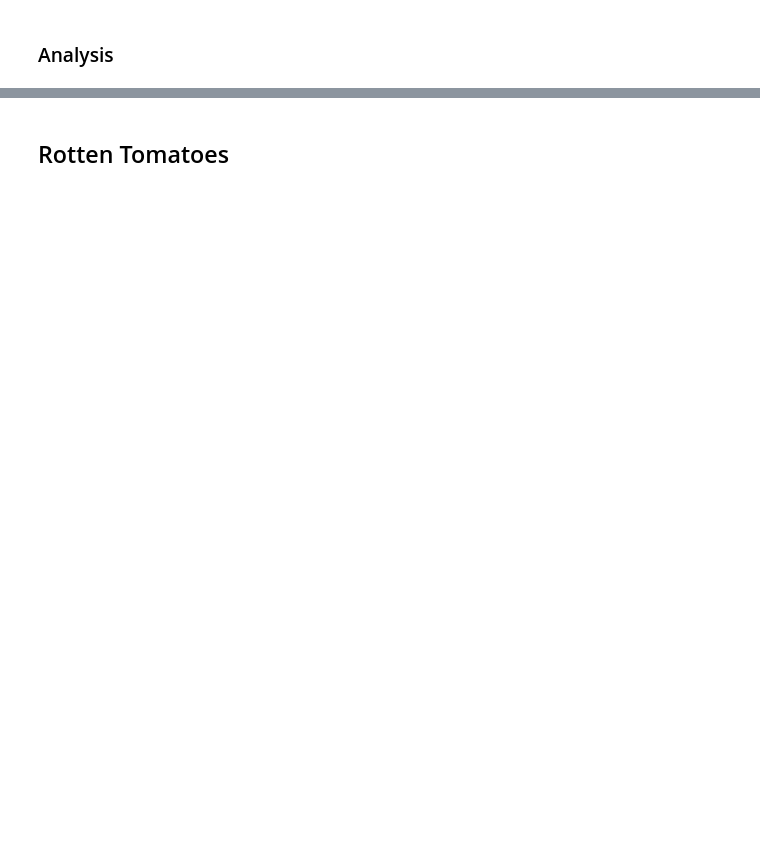
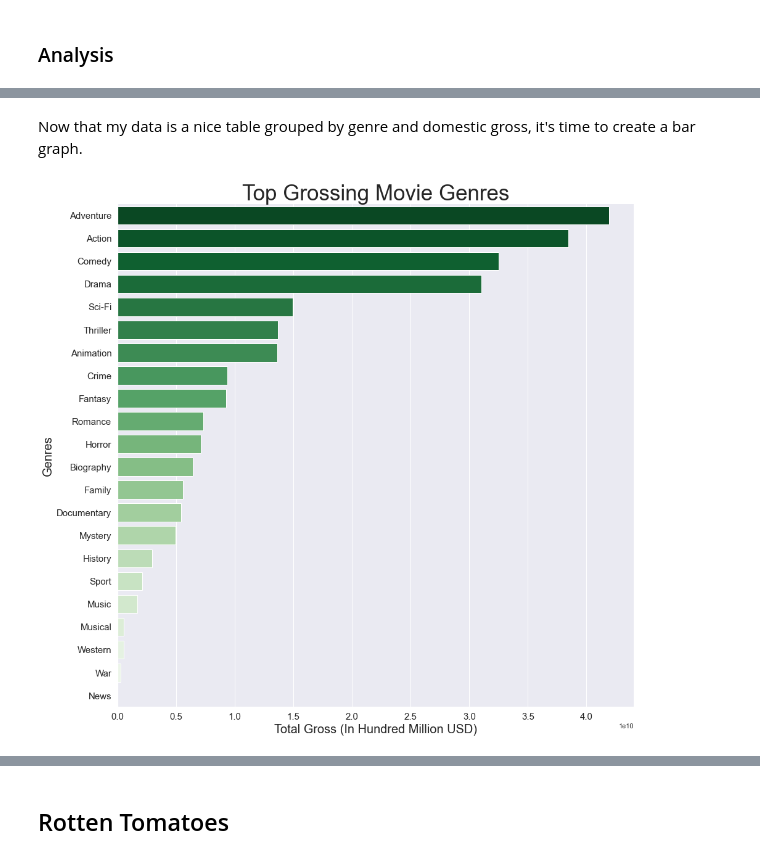
Before and after one commit to bnittalee/Movie_analysis, a Jupyter notebook: Movie_Analysis_Notebook.ipynb, the cells around one changed output, grey strips where cells are left out. Drawn from its saved outputs; the diff is of its cells as text; code cells hidden in the pictures; blank space fills up the shorter version.

```diff
--- a/Movie_Analysis_Notebook.ipynb
+++ b/Movie_Analysis_Notebook.ipynb
@@ -117,4 +122,0 @@ len(Same_movie_titles)
-# %%
-for i in range(0,3370):
-    if movie_basics['year_x'][i] != movie_basics['start_year'][i]:
-        movie_basics.drop(i, inplace = True)
@@ -131,20 +143,3 @@ imbd_genres_df = imbd_df.explode('genres')
 import seaborn as sns
 import matplotlib.pyplot as plt
 import numpy as np
-# %%
-#top grossing studios
-sns.set_style('darkgrid')
-sns.set_palette('Set2')
-
-sns.barplot(data=movie_basics_df, x="domestic gross", y="studio", ci=None)
-sns.set(rc = {'figure.figsize':(20,40)})
-
-plt.title('Top Grossing Studios', fontsize=35, fontname='Arial')
-plt.xlabel('Total Gross (Hundred Million USD)', fontsize=20, fontname='Arial')
-plt.ylabel('Studio', fontsize=20, fontname='Arial')
-plt.xticks(fontsize=15, fontname='Arial')
-plt.yticks(fontsize=15, fontname='Arial')
-
-
-sns.despine()
-plt.show()
@@ -167,16 +198,22 @@ moviebasics_group_table
+# %% [markdown]
+Now that my data is a nice table grouped by genre and domestic gross, it's time to create a bar graph.
 # %%
-sns.set_style('darkgrid')
-sns.set_palette('Set2')
-
-sns.barplot(data=moviebasics_group_table, x="domestic_gross_x", y="genres", ci=None)
+#set figure and specify plot size
 sns.set(rc = {'figure.figsize':(15,15)})
 
+#plot dataframe
+sns.barplot(data=moviebasics_group_table, x="domestic_gross_x", y="genres", ci=None, palette='Greens_r')
+
+
+#set ticks, labels, and title
 plt.title('Top Grossing Movie Genres', fontsize=35, fontname='Arial')
-plt.xlabel('Total Gross (Hundred Million USD)', fontsize=20, fontname='Arial')
+plt.xlabel('Total Gross (In Hundred Million USD)', fontsize=20, fontname='Arial')
 plt.ylabel('Genres', fontsize=20, fontname='Arial')
 plt.xticks(fontsize=15, fontname='Arial')
 plt.yticks(fontsize=15, fontname='Arial')
 
 
 sns.despine()
 plt.show()
+# %% [output]
+[figure, added]
```
Also changed, not shown: parts of 64 cells of this notebook, 5 other files.
